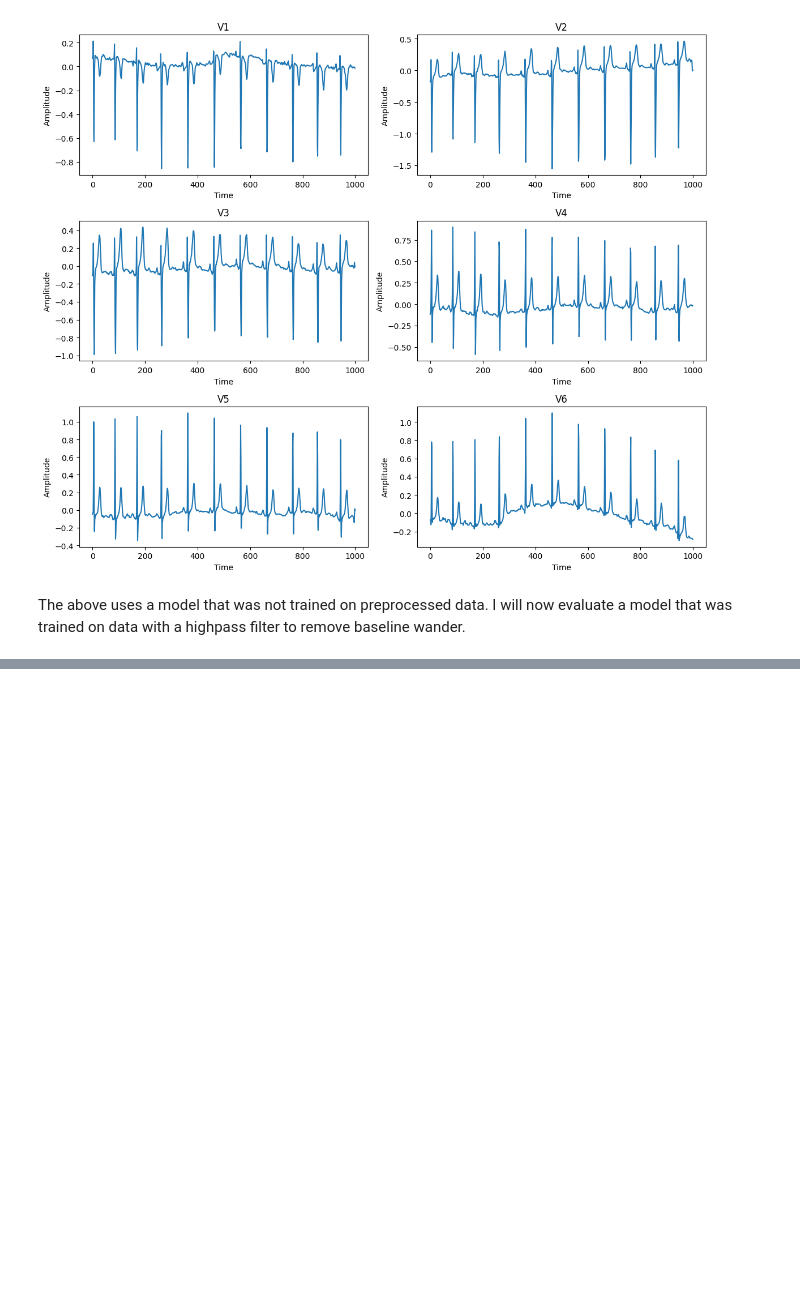
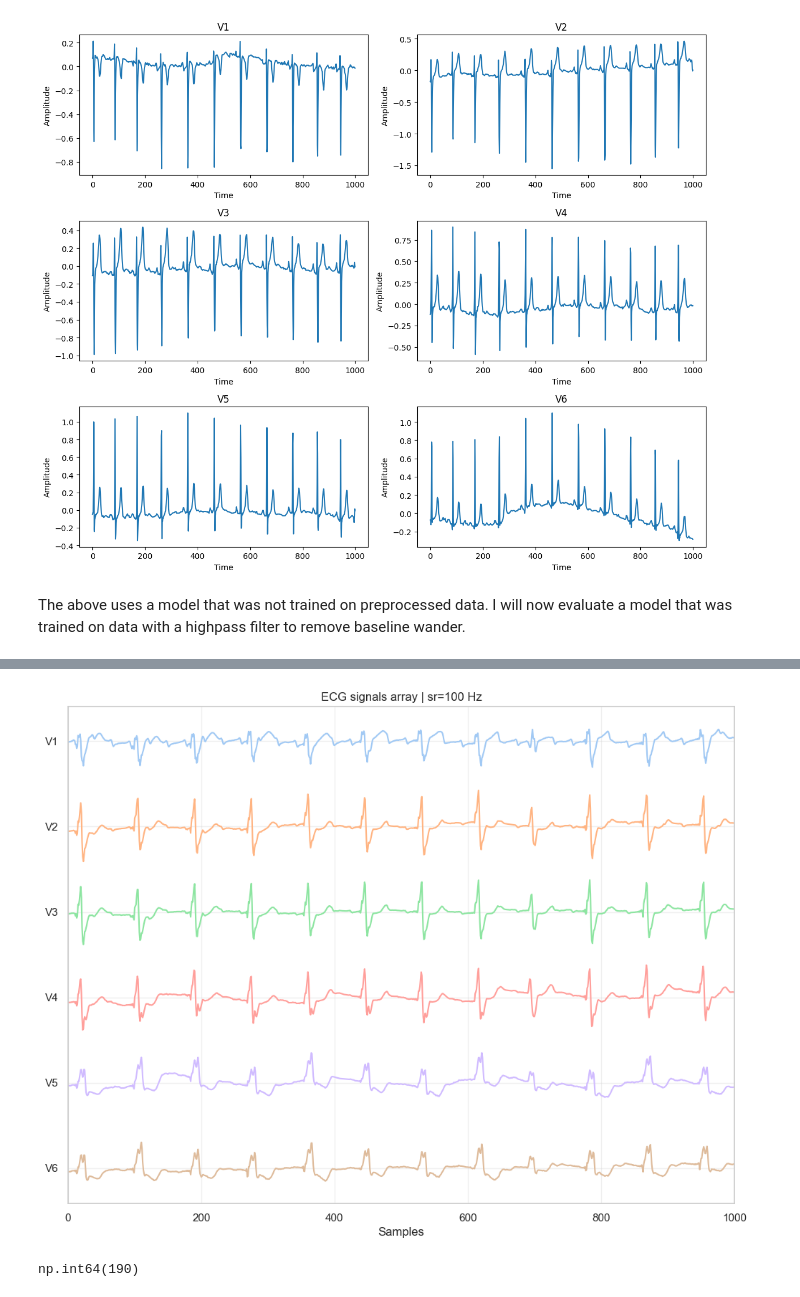
Before and after one commit to Nateml/bachelors_thesis, a Jupyter notebook: notebooks/exploratory/model_analysis.ipynb, the cells around one changed output, grey strips where cells are left out. Cells and saved outputs as stored; diff of their text form; code cells hidden in the pictures; blank space fills up the shorter version.

Commit message:
model evaluation

```diff
--- a/notebooks/exploratory/model_analysis.ipynb
+++ b/notebooks/exploratory/model_analysis.ipynb
@@ -267,0 +314,16 @@ The above uses a model that was not trained on preprocessed data. I will now eva
+# %%
+model.eval()
+logits = np.zeros((len(dataset), 6, 6))
+for idx, batch in enumerate(dataloader):
+    # Move the batch to the GPU
+    batch = batch.to('cuda')
+
+    if idx == 0:
+        print(batch.shape)
+
+    # Make predictions
+    with torch.no_grad():
+        _, these_logits = model(batch)
+        logits[(idx * batch_size):(idx * batch_size + batch_size)] = these_logits.cpu().numpy()
+
+logits.shape
@@ -267,0 +459,12 @@ The above uses a model that was not trained on preprocessed data. I will now eva
+# %%
+# make sure the metadata corresponds to the signals
+ref_sig, leads = get_ecg_signals_from_file(meta.iloc[idx].filename_lr)
+# Apply the same preprocessing to the reference signal
+# ref_sig = apply_preprocessors(ref_sig, cfg.dataset.sampling_rate, cfg.preprocessor_group.preprocessors)
+plot_ecg(ref_sig, sampling_rate=100, leads=leads)
+# %% [output]
+[figure, added]
+# %%
+meta.iloc[idx].ecg_id
+# %% [output]
+np.int64(190)
```
Also changed, not shown: parts of 66 cells of this notebook, 9 other files.
